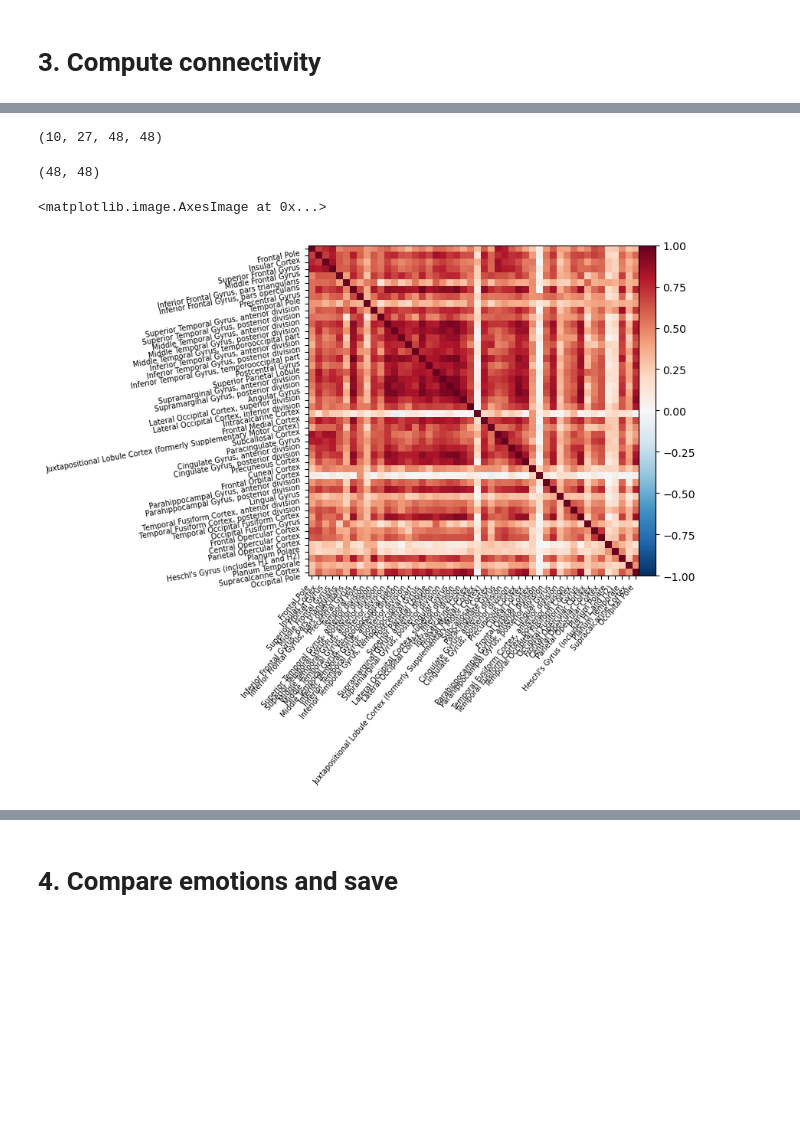
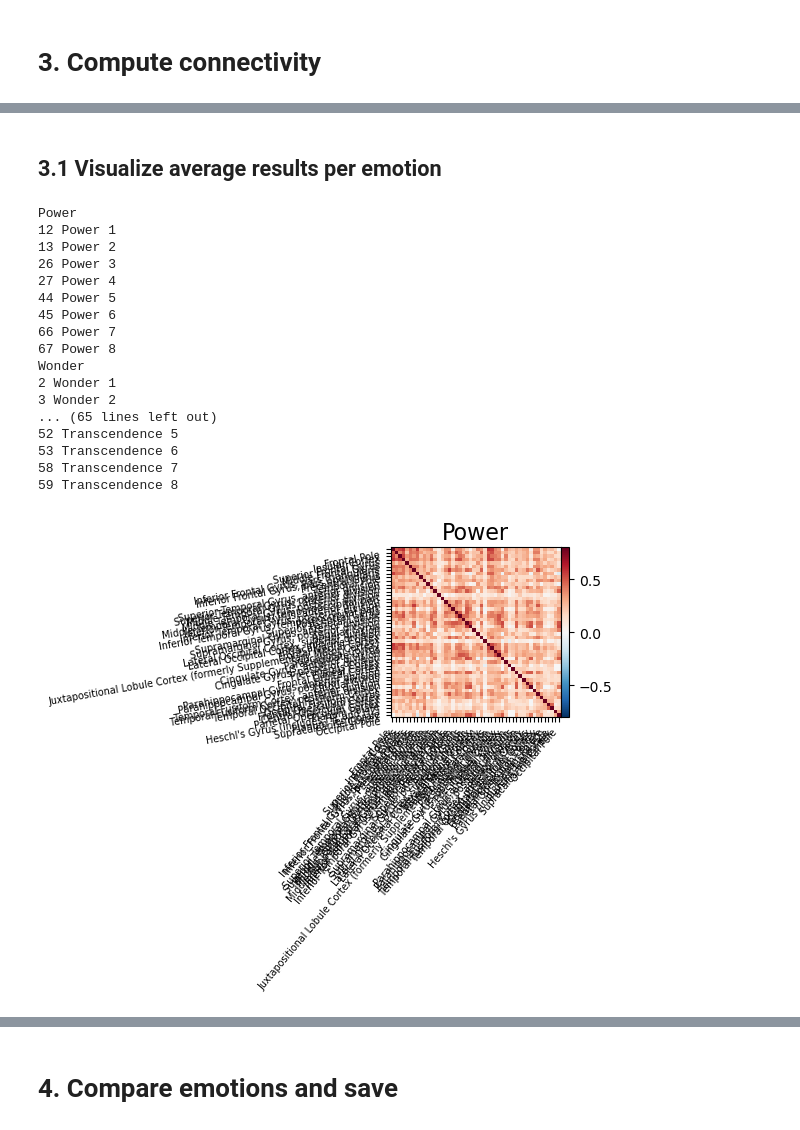
Before and after one commit to GalhardoCorreia/MusicBrainNetwork, a Jupyter notebook: scripts/functional-connectivity_BD.ipynb, the cells around one changed output, grey strips where cells are left out. Saved outputs shown, nothing was run; the diff lists cells and outputs as text; code cells hidden in the pictures; blank space fills up the shorter version.

```diff
--- a/scripts/functional-connectivity_BD.ipynb
+++ b/scripts/functional-connectivity_BD.ipynb
@@ -12,7 +12,7 @@ from nilearn import datasets
 from nilearn import image
 # %%
 # Set the path to the data directory
-src_dir = '../data/'
+src_dir = '../data'
 
 # Set the participant and session IDs
 part_id = 'sub-01'
@@ -277,4 +255,0 @@ for target in target_types:
-# %%
-partial_correlation_matrix.shape
-# %% [output]
-(10, 27, 48, 48)
@@ -284,11 +256,54 @@ correlation_matrix = np.corrcoef(time_series.T)
-# %%
-# size correlation_matrix
-print(correlation_matrix.shape)
-
-# plot the correlation matrix
-from nilearn import plotting
-plotting.plot_matrix(correlation_matrix, labels=labels[1:], colorbar=True, vmax=1, vmin=-1)
-# %% [output]
-(48, 48)
-<matplotlib.image.AxesImage at 0x...>
-[figure, removed]
+# %% [markdown]
+## 3.1 Visualize average results per emotion
+# %%
+# Visualize the average correlation matrix for each type of event
+
+for target in set(target_set.values()):
+
+    print(target)
+
+    # Normalize the correlation matrix
+
+    # Get the number of events for the target
+    counter = 0
+
+    fl_correlation_matrix = np.zeros((number_of_regions * number_of_regions))
+
+    for key, value in target_set.items():
+        if value == target:
+            fl_correlation_matrix += partial_correlation_matrix[key]
+            counter += 1
+
+            print(key, value, counter)
+
+
+    fl_correlation_matrix /= counter
+
+    TwoD_correlation_matrix = fl_correlation_matrix.reshape(number_of_regions,number_of_regions)
+    # Plot the correlation matrix
+    plotting.plot_matrix(TwoD_correlation_matrix, labels=labels[1:], vmax=0.8, vmin=-0.8, title=target)
+
+
+    # Save the correlation matrix as a nifti file
+    correlation_matrix_img = masker.inverse_transform(TwoD_correlation_matrix)
+
+    correlation_matrix_img.to_filename(f'correlation_matrix_{target}.nii.gz')
+# %% [output]
+Power
+12 Power 1
+13 Power 2
+26 Power 3
+27 Power 4
+44 Power 5
+45 Power 6
+66 Power 7
+67 Power 8
+Wonder
+2 Wonder 1
+3 Wonder 2
+... (65 lines left out)
+52 Transcendence 5
+53 Transcendence 6
+58 Transcendence 7
+59 Transcendence 8
+[figure, added]
```
Also changed, not shown: parts of 20 cells of this notebook, 24 other files.
